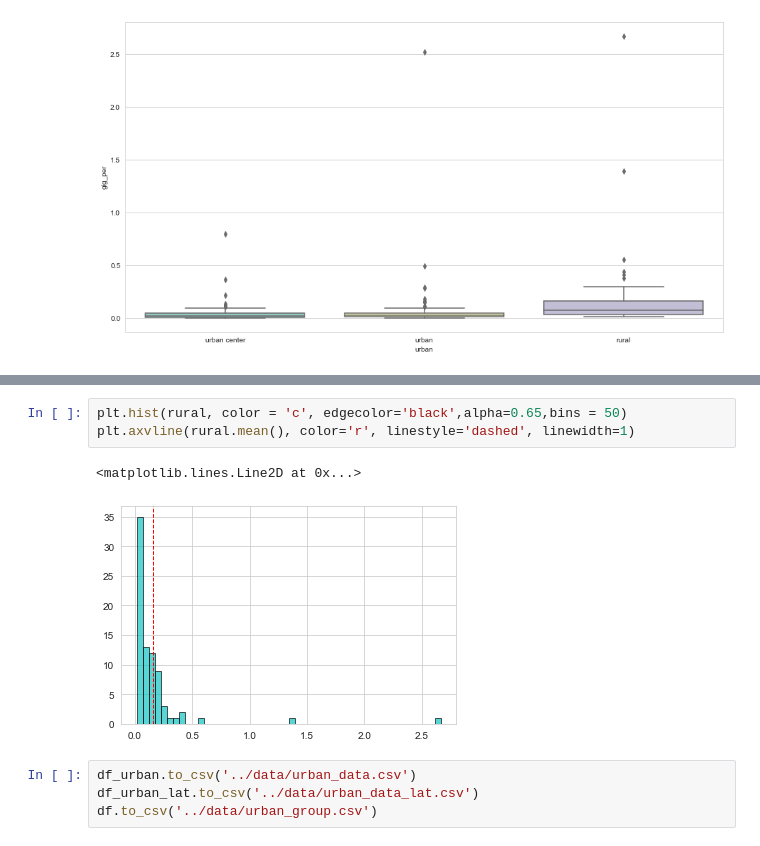
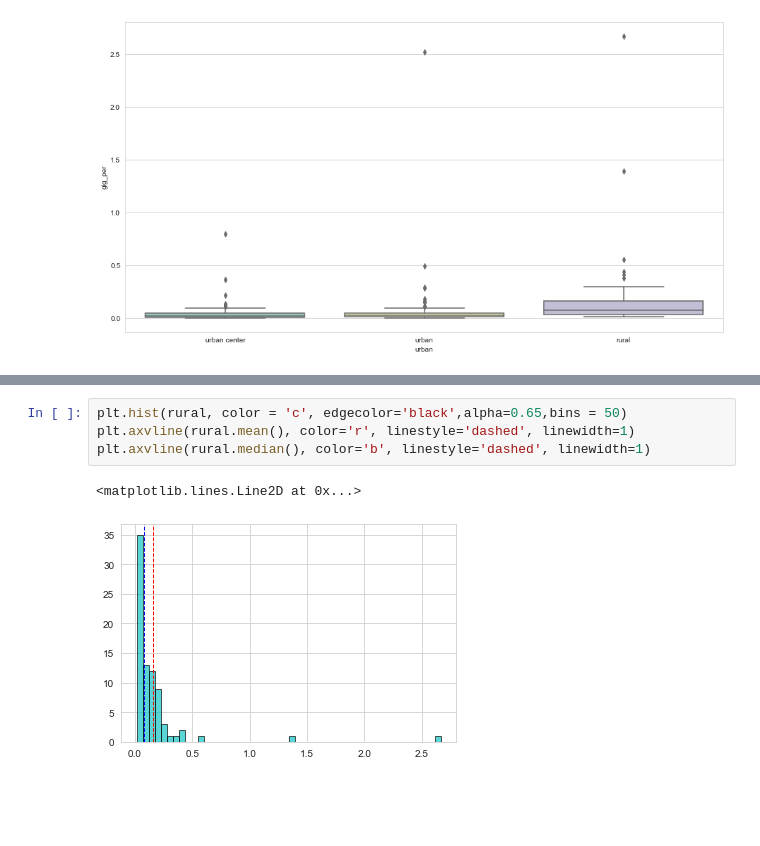
Before and after one commit to sy-guan/master-project-online-staffing, a Jupyter notebook: coople/analysis/coople_urban.ipynb, the cells around one changed output, grey strips where cells are left out. Cells and saved outputs as stored; diff of their text form; blank space fills up the shorter version.

```diff
--- a/coople/analysis/coople_urban.ipynb
+++ b/coople/analysis/coople_urban.ipynb
@@ -115,10 +117,7 @@ plt.axvline(urban_center.mean(), color='r', linestyle='dashed', linewidth=1)
 # %%
 plt.hist(rural, color = 'c', edgecolor='black',alpha=0.65,bins = 50)
 plt.axvline(rural.mean(), color='r', linestyle='dashed', linewidth=1)
+plt.axvline(rural.median(), color='b', linestyle='dashed', linewidth=1)
 # %% [output]
 <matplotlib.lines.Line2D at 0x...>
-[figure, old version]
+[figure, new version]
-# %%
-df_urban.to_csv('../data/urban_data.csv')
-df_urban_lat.to_csv('../data/urban_data_lat.csv')
-df.to_csv('../data/urban_group.csv')
```
Also changed, not shown: parts of 2 cells of this notebook, 2 other files.
